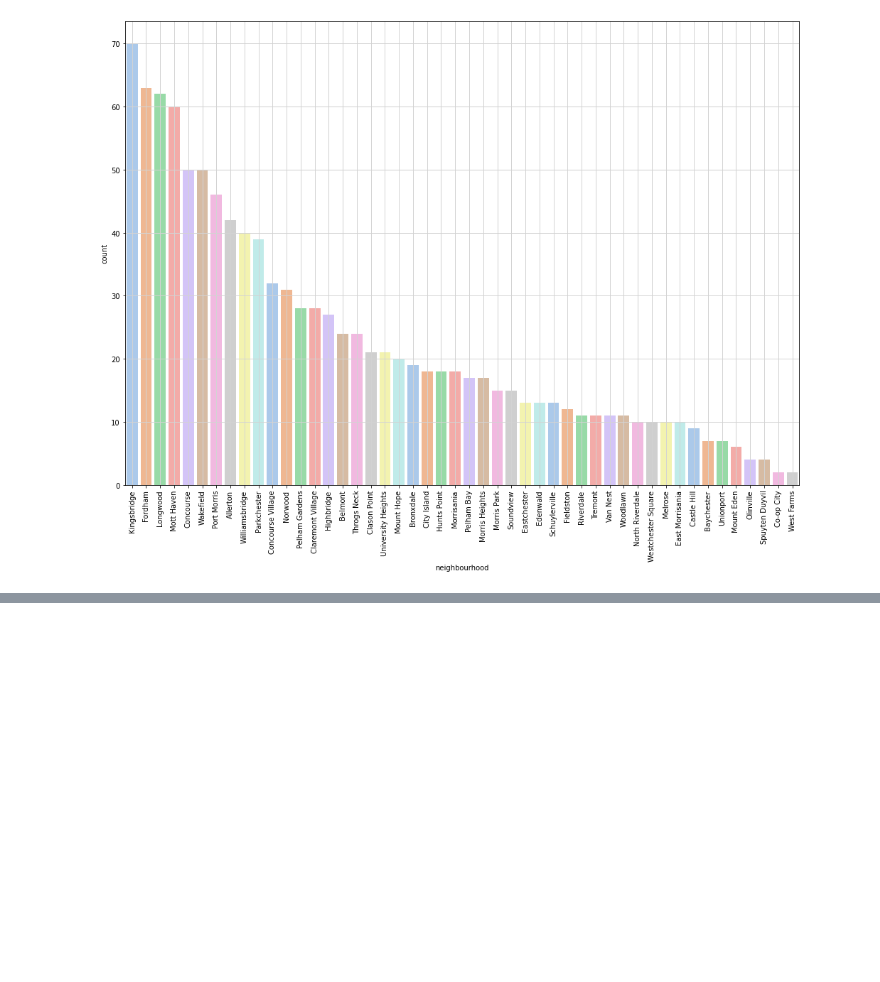
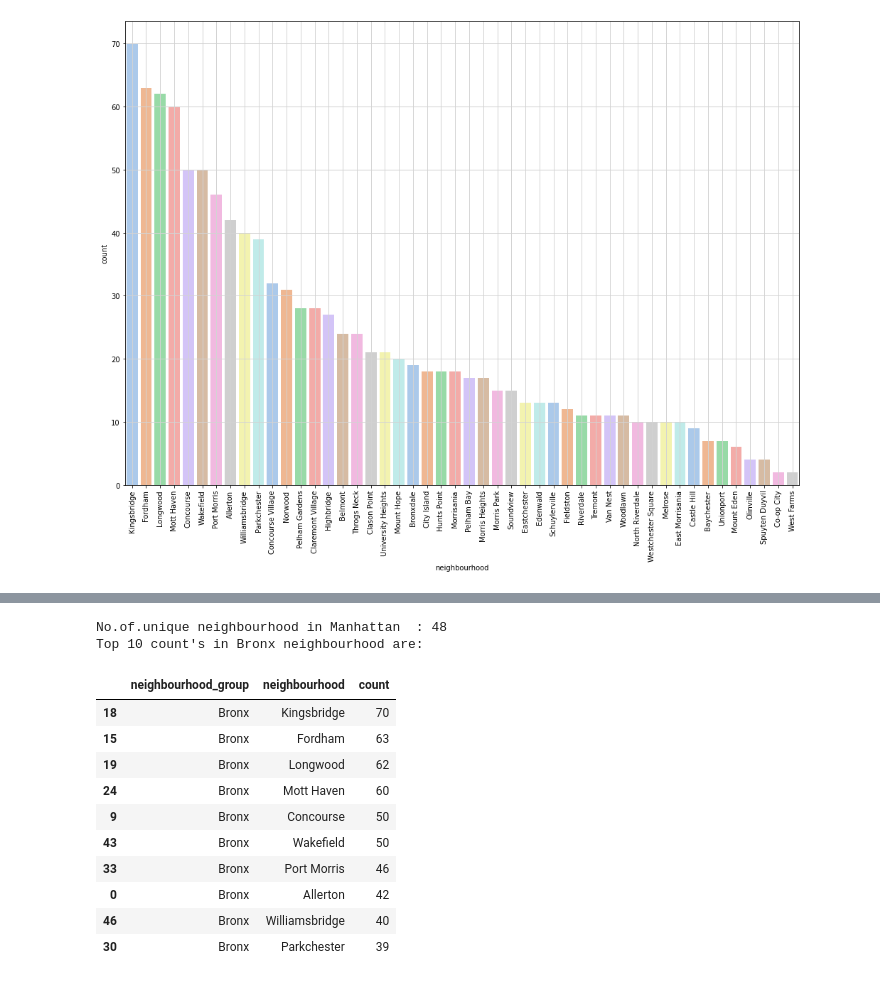
Before and after one commit to Sanjaycsk/AirBnb-EDA, a Jupyter notebook: AirBnB_Project.ipynb, the cells around one changed output, grey strips where cells are left out. Cells and saved outputs as stored; diff of their text form; code cells hidden in the pictures; blank space fills up the shorter version.

```diff
--- a/AirBnB_Project.ipynb
+++ b/AirBnB_Project.ipynb
@@ -277,0 +333,19 @@ plt.show()
+# %%
+No_of_Neighbourhood_in_Bronx = len(pd.unique(Bronx_neighbourhood_top10['neighbourhood']))
+print(f'No.of.unique neighbourhood in Manhattan  : {No_of_Neighbourhood_in_Bronx}')
+print("Top 10 count's in Bronx neighbourhood are:")
+Bronx_neighbourhood_top10.head(10)
+# %% [output]
+No.of.unique neighbourhood in Manhattan  : 48
+Top 10 count's in Bronx neighbourhood are:
+|  | neighbourhood_group | neighbourhood | count |
+| 18 | Bronx | Kingsbridge | 70 |
+| 15 | Bronx | Fordham | 63 |
+| 19 | Bronx | Longwood | 62 |
+| 24 | Bronx | Mott Haven | 60 |
+| 9 | Bronx | Concourse | 50 |
+| 43 | Bronx | Wakefield | 50 |
+| 33 | Bronx | Port Morris | 46 |
+| 0 | Bronx | Allerton | 42 |
+| 46 | Bronx | Williamsbridge | 40 |
+| 30 | Bronx | Parkchester | 39 |
```
Also changed, not shown: parts of 5 cells of this notebook.
